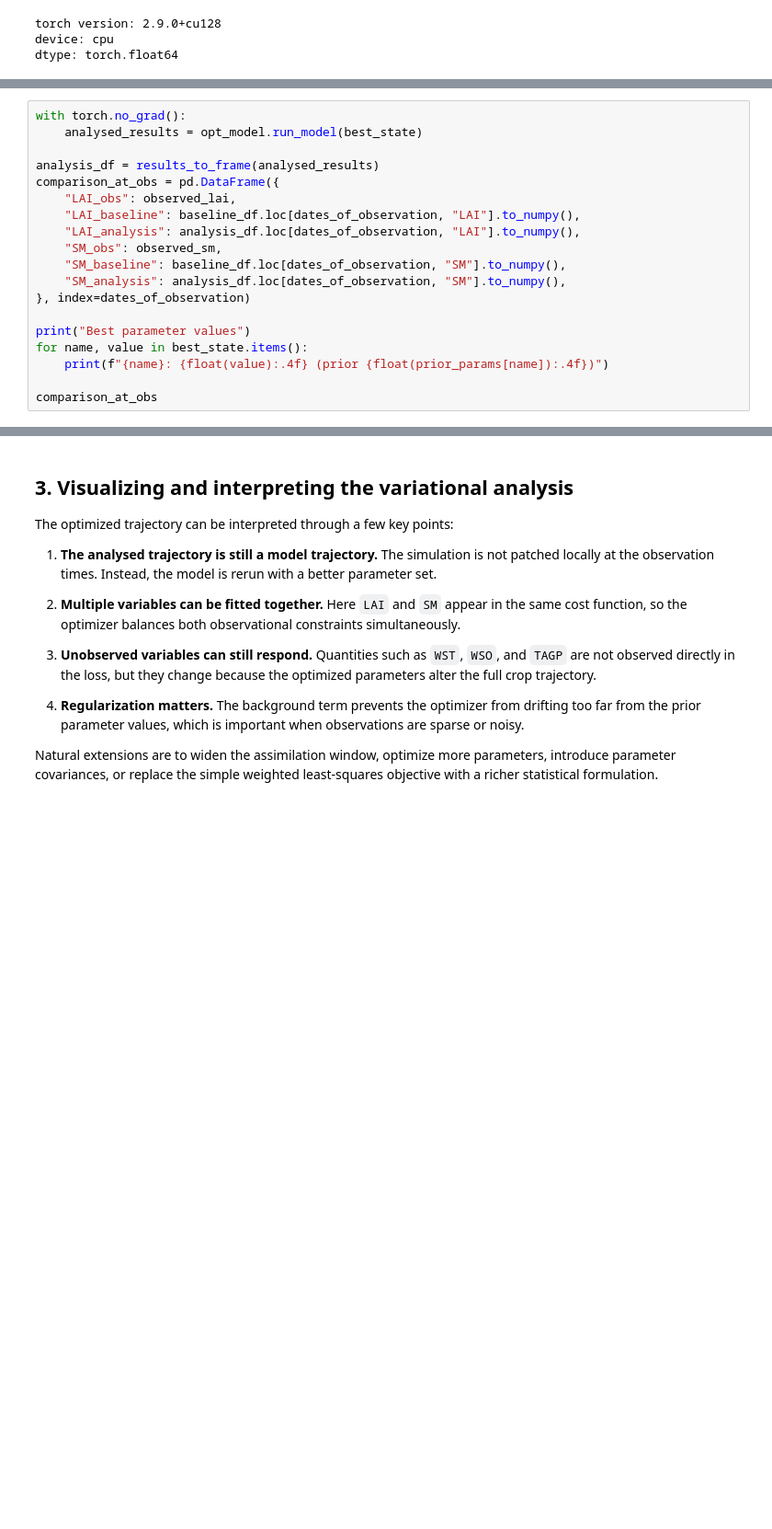
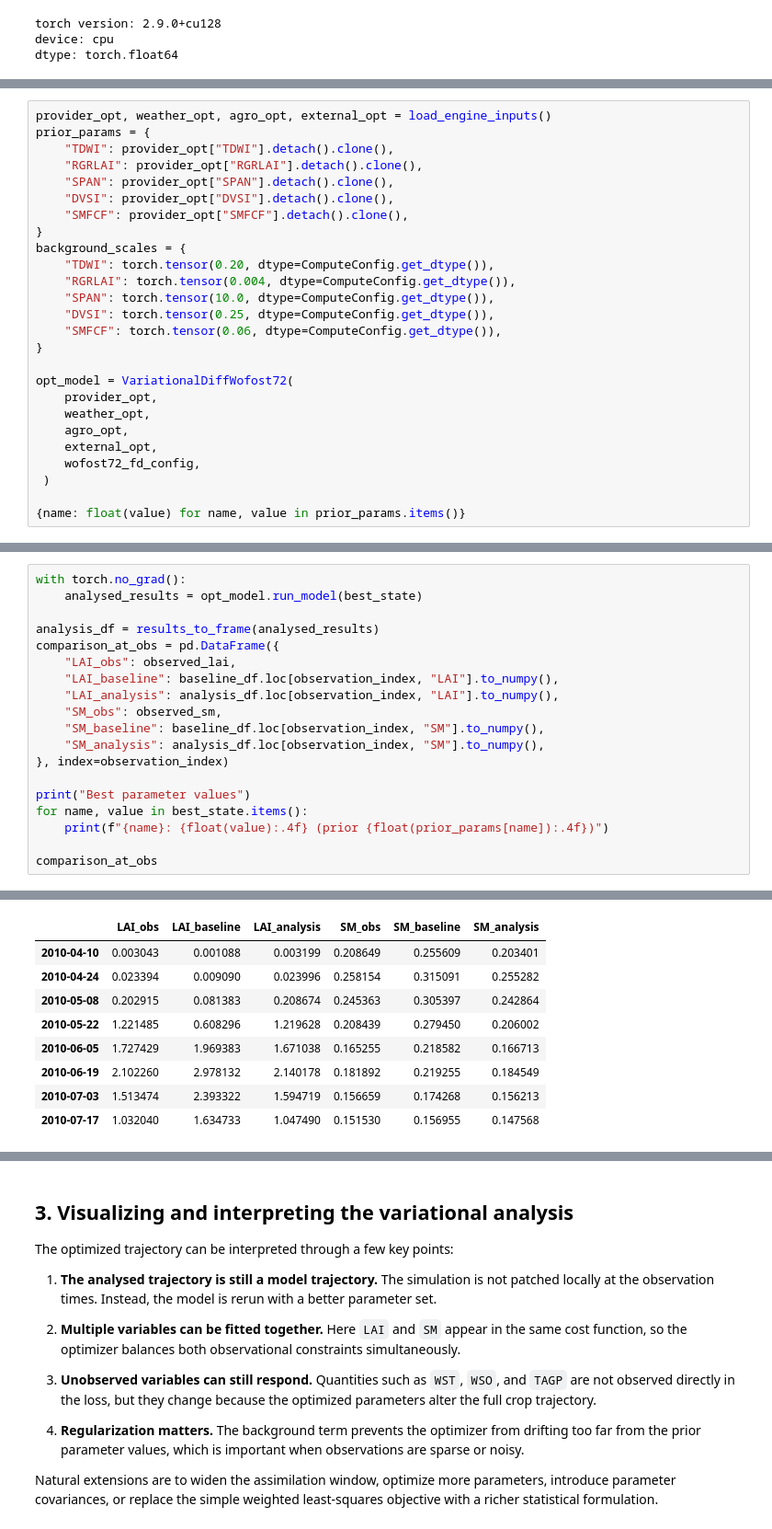
Before and after one commit to WUR-AI/diffWOFOST, a Jupyter notebook: docs/notebooks/variational_data_assimilation.ipynb, the cells around one changed output, grey strips where cells are left out. Shown at 92% size. Saved outputs shown, nothing was run; the diff lists cells and outputs as text; blank space fills up the shorter version.

```diff
--- a/docs/notebooks/variational_data_assimilation.ipynb
+++ b/docs/notebooks/variational_data_assimilation.ipynb
@@ -420,0 +518,26 @@ opt_model = VariationalDiffWofost72(
+# %%
+provider_opt, weather_opt, agro_opt, external_opt = load_engine_inputs()
+prior_params = {
+    "TDWI": provider_opt["TDWI"].detach().clone(),
+    "RGRLAI": provider_opt["RGRLAI"].detach().clone(),
+    "SPAN": provider_opt["SPAN"].detach().clone(),
+    "DVSI": provider_opt["DVSI"].detach().clone(),
+    "SMFCF": provider_opt["SMFCF"].detach().clone(),
+}
+background_scales = {
+    "TDWI": torch.tensor(0.20, dtype=ComputeConfig.get_dtype()),
+    "RGRLAI": torch.tensor(0.004, dtype=ComputeConfig.get_dtype()),
+    "SPAN": torch.tensor(10.0, dtype=ComputeConfig.get_dtype()),
+    "DVSI": torch.tensor(0.25, dtype=ComputeConfig.get_dtype()),
+    "SMFCF": torch.tensor(0.06, dtype=ComputeConfig.get_dtype()),
+}
+
+opt_model = VariationalDiffWofost72(
+    provider_opt,
+    weather_opt,
+    agro_opt,
+    external_opt,
+    wofost72_fd_config,
+ )
+
+{name: float(value) for name, value in prior_params.items()}
@@ -472,15 +629,16 @@ with torch.no_grad():
 analysis_df = results_to_frame(analysed_results)
 comparison_at_obs = pd.DataFrame({
     "LAI_obs": observed_lai,
-    "LAI_baseline": baseline_df.loc[dates_of_observation, "LAI"].to_numpy(),
-    "LAI_analysis": analysis_df.loc[dates_of_observation, "LAI"].to_numpy(),
+    "LAI_baseline": baseline_df.loc[observation_index, "LAI"].to_numpy(),
+    "LAI_analysis": analysis_df.loc[observation_index, "LAI"].to_numpy(),
     "SM_obs": observed_sm,
-    "SM_baseline": baseline_df.loc[dates_of_observation, "SM"].to_numpy(),
-    "SM_analysis": analysis_df.loc[dates_of_observation, "SM"].to_numpy(),
-}, index=dates_of_observation)
+    "SM_baseline": baseline_df.loc[observation_index, "SM"].to_numpy(),
+    "SM_analysis": analysis_df.loc[observation_index, "SM"].to_numpy(),
+}, index=observation_index)
 
 print("Best parameter values")
 for name, value in best_state.items():
     print(f"{name}: {float(value):.4f} (prior {float(prior_params[name]):.4f})")
 
 comparison_at_obs
+# %% [output]
@@ -487 +651,10 @@ comparison_at_obs
+|  | LAI_obs | LAI_baseline | LAI_analysis | SM_obs | SM_baseline | SM_analysis |
+| 2010-04-10 | 0.003043 | 0.001088 | 0.003199 | 0.208649 | 0.255609 | 0.203401 |
+| 2010-04-24 | 0.023394 | 0.009090 | 0.023996 | 0.258154 | 0.315091 | 0.255282 |
+| 2010-05-08 | 0.202915 | 0.081383 | 0.208674 | 0.245363 | 0.305397 | 0.242864 |
+| 2010-05-22 | 1.221485 | 0.608296 | 1.219628 | 0.208439 | 0.279450 | 0.206002 |
+| 2010-06-05 | 1.727429 | 1.969383 | 1.671038 | 0.165255 | 0.218582 | 0.166713 |
+| 2010-06-19 | 2.102260 | 2.978132 | 2.140178 | 0.181892 | 0.219255 | 0.184549 |
+| 2010-07-03 | 1.513474 | 2.393322 | 1.594719 | 0.156659 | 0.174268 | 0.156213 |
+| 2010-07-17 | 1.032040 | 1.634733 | 1.047490 | 0.151530 | 0.156955 | 0.147568 |
 # %%
```
Also changed, not shown: parts of 18 cells of this notebook.
